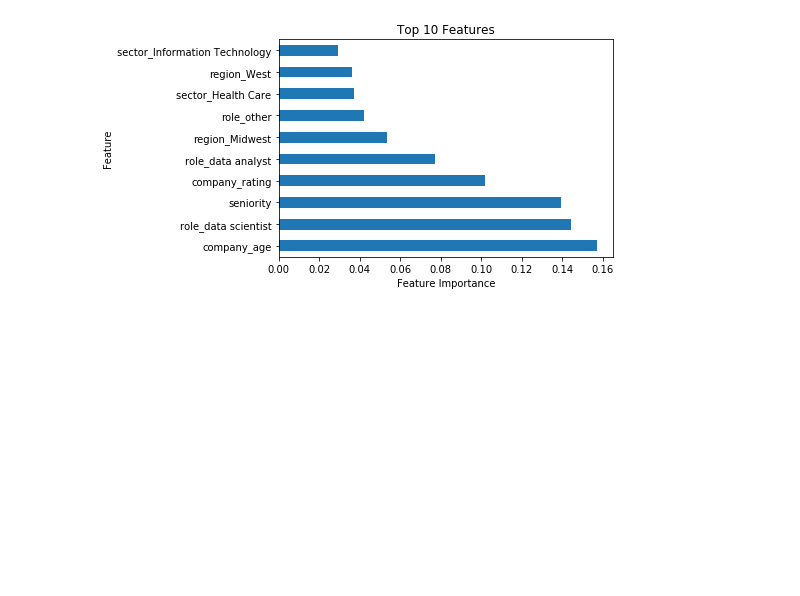
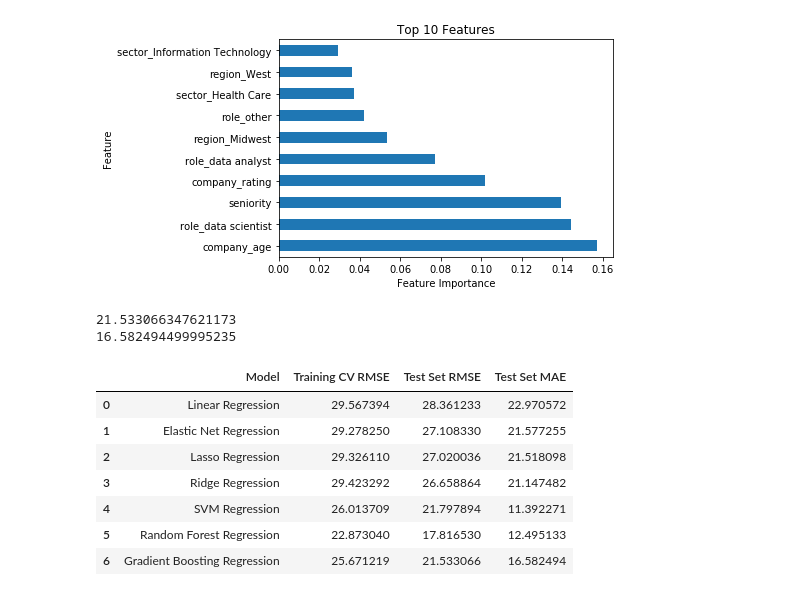
Before and after one commit to aidanberry12/Glassdoor_Salary_Analysis, a Jupyter notebook: Model_Building.ipynb, the cells around one changed output. Saved outputs shown, nothing was run; the diff lists cells and outputs as text; code cells hidden in the pictures; blank space fills up the shorter version.

Commit message:
finished results analysis and export pickle model

```diff
--- a/Model_Building.ipynb
+++ b/Model_Building.ipynb
@@ -477,7 +515,8 @@ clf = GridSearchCV(sv_reg, param_grid, scoring = 'neg_root_mean_squared_error')
 opt_svm = clf.fit(X_train_scaled, y_train)
 # %%
 print(opt_svm.best_params_)
-print(opt_svm.best_score_)
+RMSE_training_svm = opt_svm.best_score_
+print(RMSE_training_svm)
 print(opt_svm.scorer_)
 # %% [output]
 {'C': 100, 'gamma': 1, 'kernel': 'rbf'}
@@ -503,6 +542,7 @@ clf = GridSearchCV(rf_reg, param_grid, scoring = 'neg_root_mean_squared_error')
 opt_rf = clf.fit(X_train, y_train)
 # %%
 print(opt_rf.best_params_)
+RMSE_training_rf = opt_rf.best_score_
 print(opt_rf.best_score_)
 print(opt_rf.scorer_)
 # %% [output]
@@ -579,6 +619,7 @@ print(opt_gb2.scorer_)
 -25.67121944721037
 make_scorer(mean_squared_error, greater_is_better=False, squared=False)
 # %%
+RMSE_training_gb = opt_gb2.best_score_
 gb_feature_importances = pd.Series(opt_gb2.best_estimator_.feature_importances_, index = X_train.columns)
 print(gb_feature_importances)
 # %% [output]
@@ -607,6 +648,17 @@ plt.ylabel('Feature')
 # %% [output]
 Text(0, 0.5, 'Feature')
 [figure]
+# %%
+gb_pred = opt_gb2.predict(X_test)
+
+RMSE_gb_reg = mean_squared_error(y_test, gb_pred, squared = False)
+print(RMSE_gb_reg)
+
+MAE_gb_reg = mean_absolute_error(y_test, gb_pred)
+print(MAE_gb_reg)
+# %% [output]
+21.533066347621173
+16.582494499995235
 # %%
 # TODO: interpret size of coefficients of the LASSO model to see which features are best for predicting salary
 # TODO: make table of the model results for training CV score (RMSE) and test set RMSE
@@ -614,0 +668,21 @@ Text(0, 0.5, 'Feature')
+# %%
+
+
+results_df = pd.DataFrame({'Model': ['Linear Regression', 'Elastic Net Regression', 'Lasso Regression', 'Ridge Regression',
+                                  'SVM Regression', 'Random Forest Regression', 'Gradient Boosting Regression'],
+                          'Training CV RMSE': [-RMSE_training_lin_reg, RMSE_training_EN, RMSE_training_L, RMSE_training_R,
+                                              -RMSE_training_svm, -RMSE_training_rf, -RMSE_training_gb],
+                          'Test Set RMSE': [RMSE_lin_reg, RMSE_EN_reg, RMSE_L_reg, RMSE_R_reg, RMSE_svm_reg, RMSE_rf_reg,
+                                           RMSE_gb_reg],
+                          'Test Set MAE': [MAE_lin_reg, MAE_EN_reg, MAE_L_reg, MAE_R_reg, MAE_svm_reg, MAE_rf_reg,
+                                           MAE_gb_reg]})
+results_df
+# %% [output]
+|  | Model | Training CV RMSE | Test Set RMSE | Test Set MAE |
+| 0 | Linear Regression | 29.567394 | 28.361233 | 22.970572 |
+| 1 | Elastic Net Regression | 29.278250 | 27.108330 | 21.577255 |
+| 2 | Lasso Regression | 29.326110 | 27.020036 | 21.518098 |
+| 3 | Ridge Regression | 29.423292 | 26.658864 | 21.147482 |
+| 4 | SVM Regression | 26.013709 | 21.797894 | 11.392271 |
+| 5 | Random Forest Regression | 22.873040 | 17.816530 | 12.495133 |
+| 6 | Gradient Boosting Regression | 25.671219 | 21.533066 | 16.582494 |
```
Also changed, not shown: parts of 14 cells of this notebook, 1 other file.
